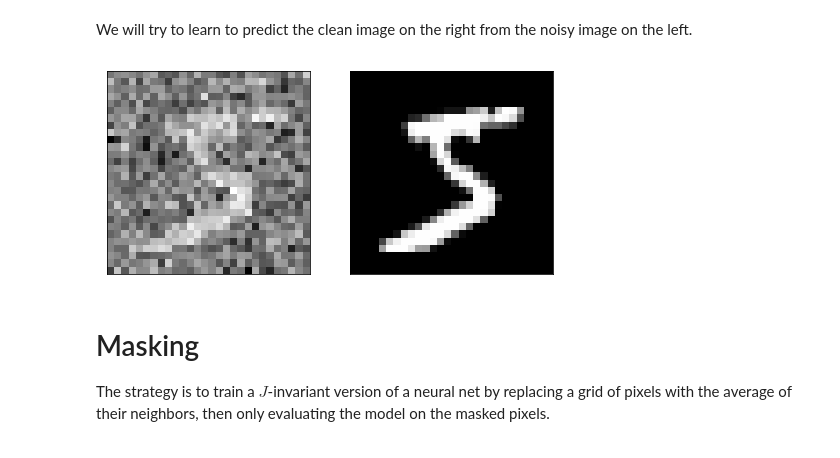
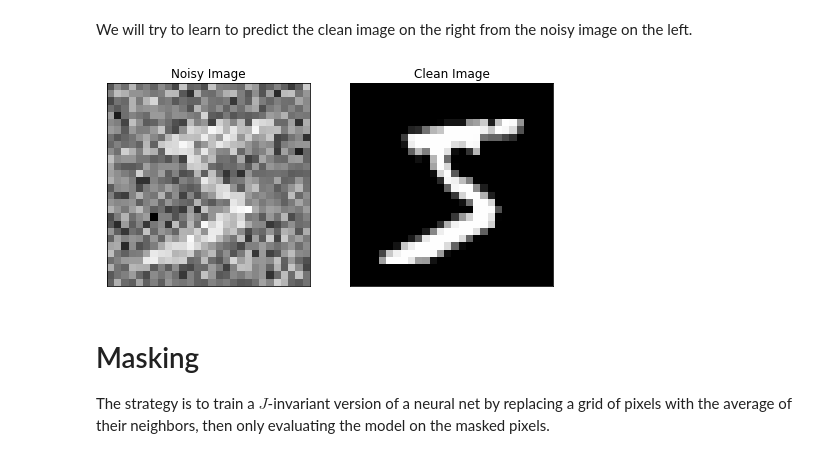
Before and after one commit to czbiohub-sf/noise2self, a Jupyter notebook: notebooks/Intro to Neural Nets.ipynb, the cells around one changed output. Cells and saved outputs as stored; diff of their text form; code cells hidden in the pictures.

```diff
--- a/notebooks/Intro to Neural Nets.ipynb
+++ b/notebooks/Intro to Neural Nets.ipynb
@@ -53,9 +53,9 @@ noisy_mnist_test = SyntheticNoiseDataset(mnist_test, 'test')
 We will try to learn to predict the clean image on the right from the noisy image on the left.
 # %%
 noisy, clean = noisy_mnist_train[0]
-plot_images([noisy[0].numpy(), clean[0].numpy()])
+plot_tensors([noisy[0], clean[0]], ['Noisy Image', 'Clean Image'])
 # %% [output]
-[figure, old version]
+[figure, new version]
 # %% [markdown]
 # Masking
 
```
Also changed, not shown: parts of 5 cells of this notebook, 3 other files.
